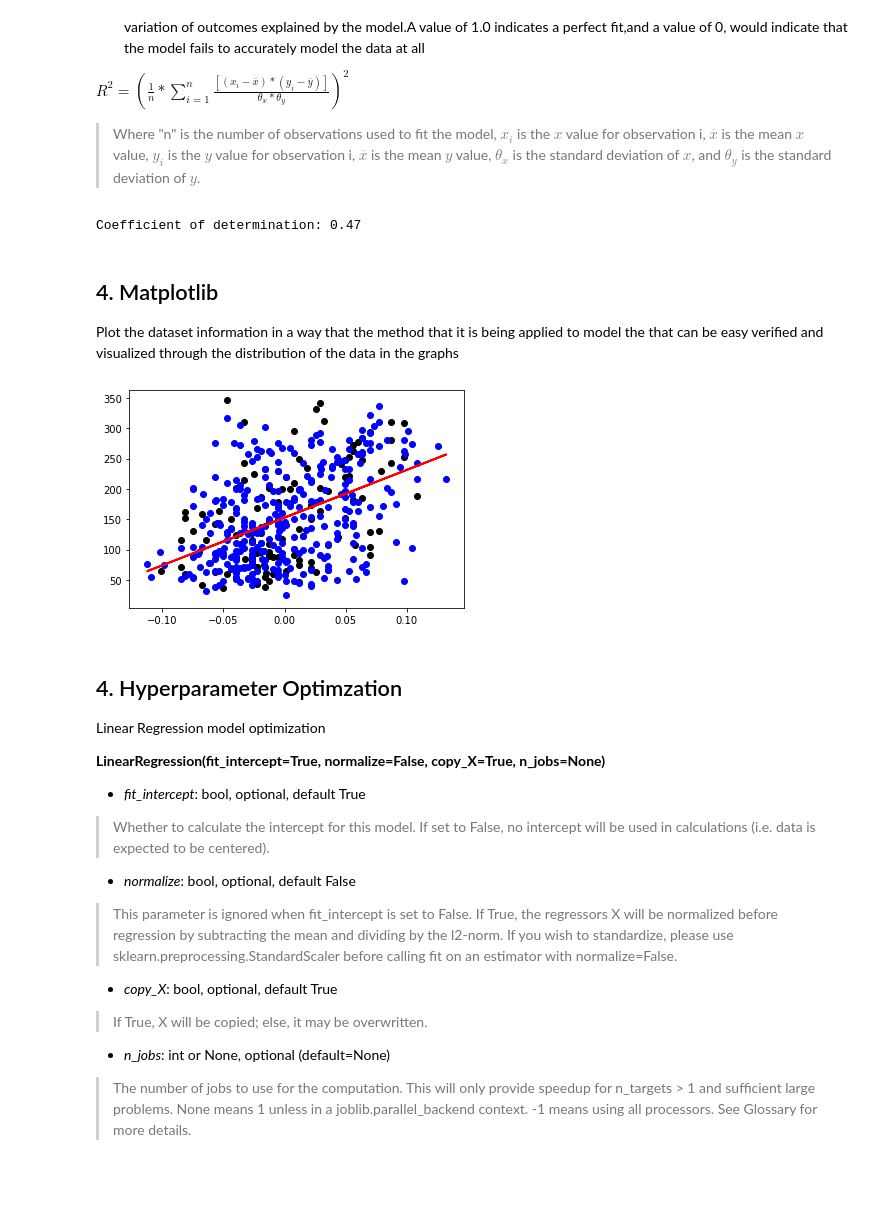
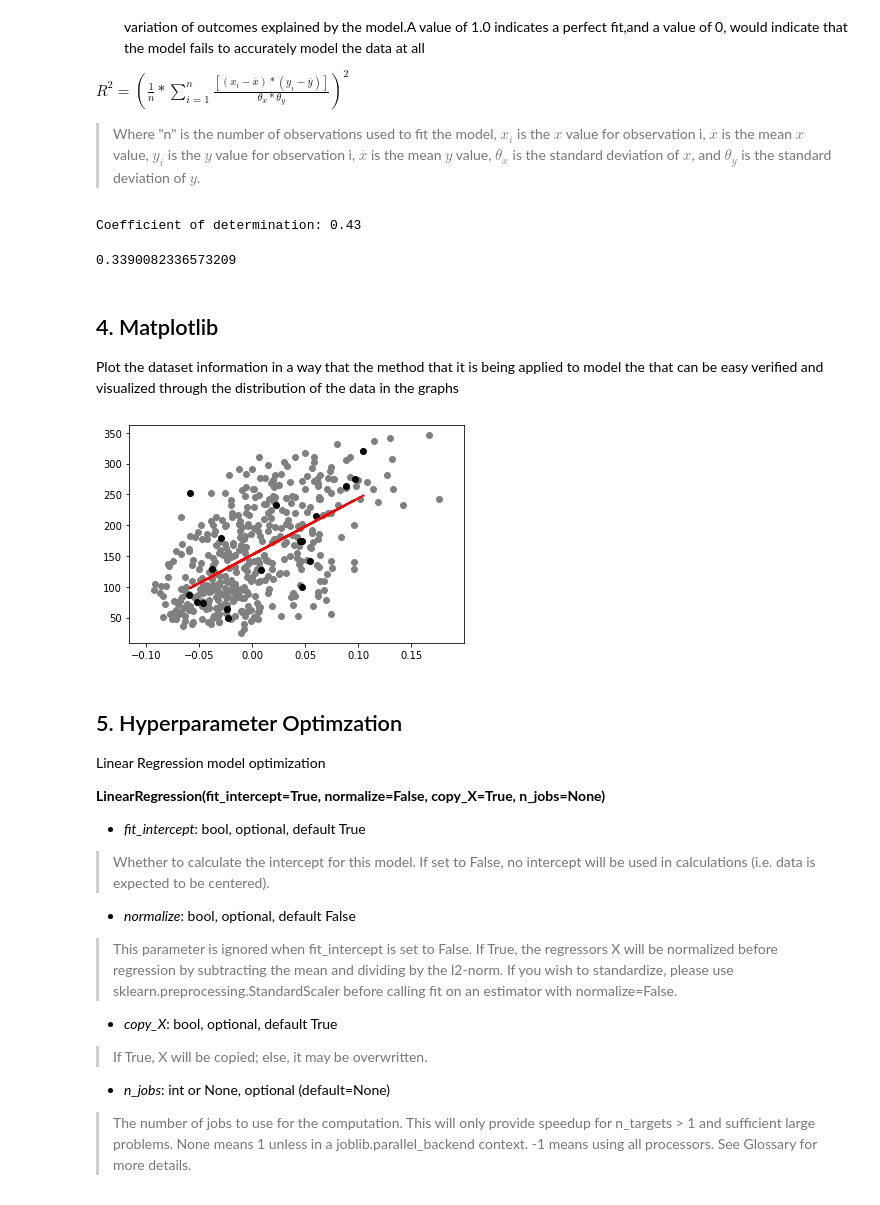
Before and after one commit to Ponter255/cuddly-chainsaw, a Jupyter notebook: Linear_Regression.ipynb, the cells around one changed output. Drawn from its saved outputs; the diff is of its cells as text; code cells hidden in the pictures.

```diff
--- a/Linear_Regression.ipynb
+++ b/Linear_Regression.ipynb
@@ -87,10 +90,14 @@ Linear Regression model python algorithm
 diabetes_data, diabetes_target = load_diabetes(return_X_y=True)
 
 # Split into data train and data test
-data_train, data_test, target_train, target_test = train_test_split(diabetes_data, diabetes_target, test_size=0.75, random_state=0)
+data_train, data_test, target_train, target_test = train_test_split(diabetes_data, diabetes_target, test_size=0.04, random_state=0)
 
-data_train = data_train[:, np.newaxis, 3]
-data_test  = data_test[:, np.newaxis, 3]
+#Pick up only one feature
+data_train = data_train[:, np.newaxis, 2]
+data_test  = data_test[:, np.newaxis, 2]
+
+#Scaler
+scaler = StandardScaler()
 
 # Create linear regression object
 regr = linear_model.LinearRegression()
@@ -127,24 +134,26 @@ $R^2 = ({\frac{1}{n}*\sum_{i=1}^n\frac{[(x_{i} - \overline{x})*(y_{i} - \overlin
 > Where "n" is the number of observations used to fit the model, $x_{i}$ is the $x$ value for observation i, $\overline{x}$ is the mean $x$ value, $y_{i}$ is the $y$ value for observation i, $\overline{x}$ is the mean $y$ value, $\theta_{x}$ is the standard deviation of $x$, and $\theta_{y}$ is the standard deviation of $y$.
 # %%
 # The coefficient of determination: 1 is perfect prediction
-print('Coefficient of determination: %.2f'% r2_score(diabetes_y_test, diabetes_y_pred))
+print('Coefficient of determination: %.2f'% r2_score(target_test, diabetes_prediction))
+regr.score(data_train, target_train)
 # %% [output]
-Coefficient of determination: 0.47
+Coefficient of determination: 0.43
+0.3390082336573209
 # %% [markdown]
 ## 4. Matplotlib
 
 Plot the dataset information in a way that the method that it is being applied to model the that can be easy verified and visualized through the distribution of the data in the graphs
 # %%
 %matplotlib inline
-plt.scatter(data_train, target_train,  color='black')
-plt.scatter(data_test, target_test,  color='blue')
+plt.scatter(data_train, target_train,  color='grey')
+plt.scatter(data_test, target_test,  color='black')
 plt.plot(data_test, diabetes_prediction, color='red', linewidth=2)
 
 plt.show()
 # %% [output]
-[figure, old version]
+[figure, new version]
 # %% [markdown]
-## 4. Hyperparameter Optimzation
+## 5. Hyperparameter Optimzation
 Linear Regression model optimization
 
 **LinearRegression(fit_intercept=True, normalize=False, copy_X=True, n_jobs=None)**
```
Also changed, not shown: parts of 8 cells of this notebook.
